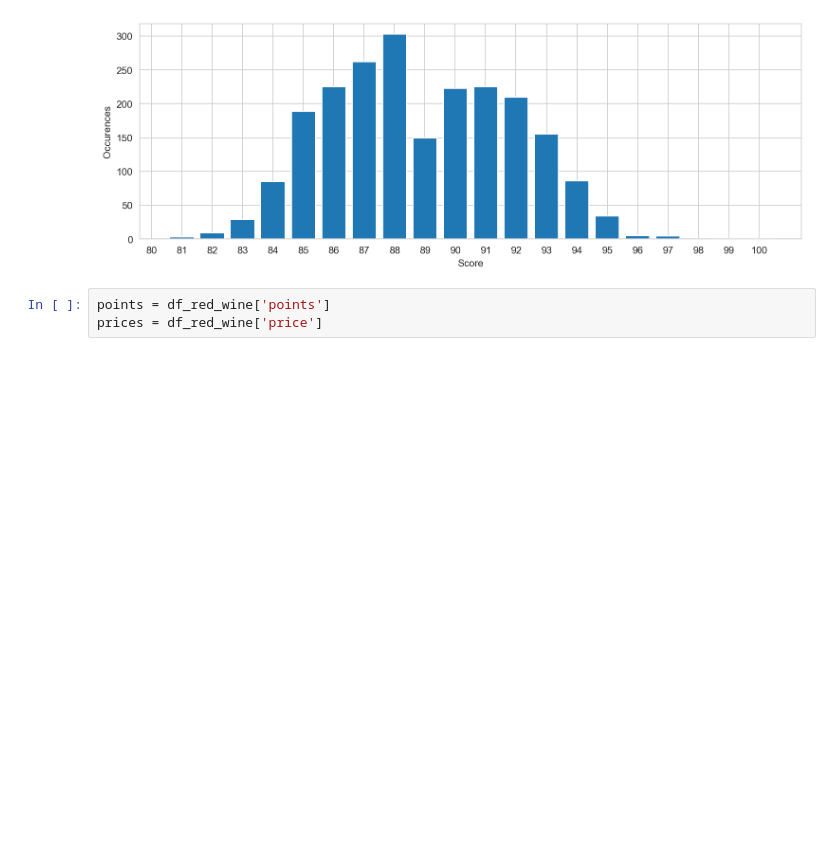
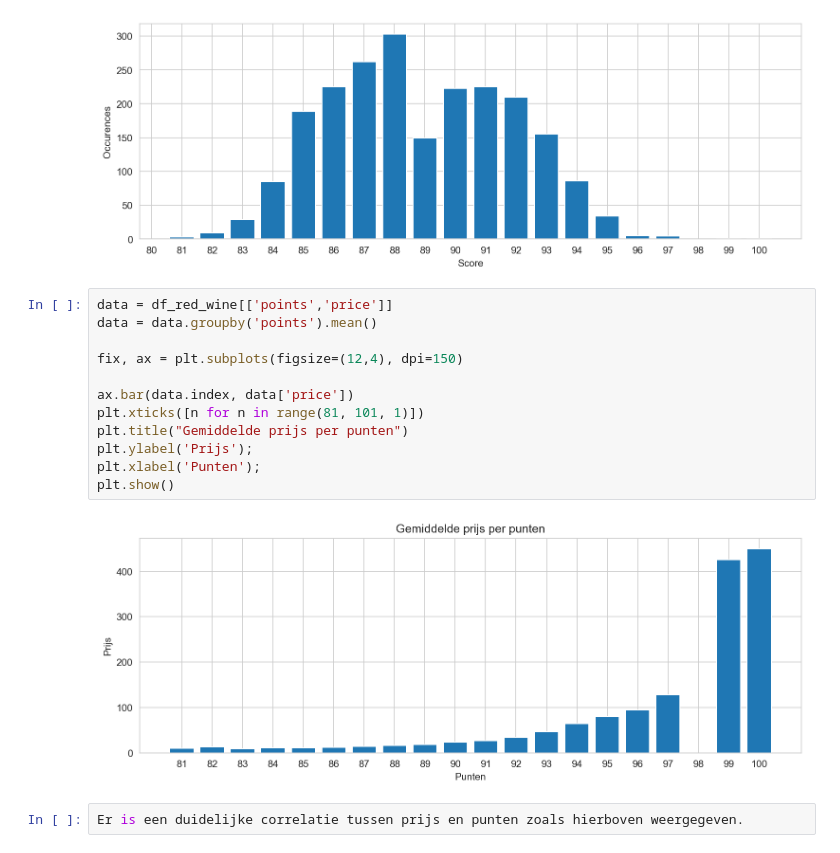
Before and after one commit to StanMey/Casusopdracht_Computational_Modelling, a Jupyter notebook: Casus_uitwerking_roeland.ipynb, the cells around one changed output. Saved outputs shown, nothing was run; the diff lists cells and outputs as text; blank space fills up the shorter version.

```diff
--- a/Casus_uitwerking_roeland.ipynb
+++ b/Casus_uitwerking_roeland.ipynb
@@ -325,9 +327,22 @@ plt.xlabel('Score');
 plt.show()
 # %% [output]
 [figure]
-# %%
-points = df_red_wine['points']
-prices = df_red_wine['price']
+# %%
+data = df_red_wine[['points','price']]
+data = data.groupby('points').mean()
+
+fix, ax = plt.subplots(figsize=(12,4), dpi=150)
+
+ax.bar(data.index, data['price'])
+plt.xticks([n for n in range(81, 101, 1)])
+plt.title("Gemiddelde prijs per punten")
+plt.ylabel('Prijs');
+plt.xlabel('Punten');
+plt.show()
+# %% [output]
+[figure, added]
+# %%
+Er is een duidelijke correlatie tussen prijs en punten zoals hierboven weergegeven.
 # %%
 fso = df_red_wine['free sulfur dioxide']
 tso = df_red_wine['total sulfur dioxide']
```
Also changed, not shown: parts of 3 cells of this notebook.
